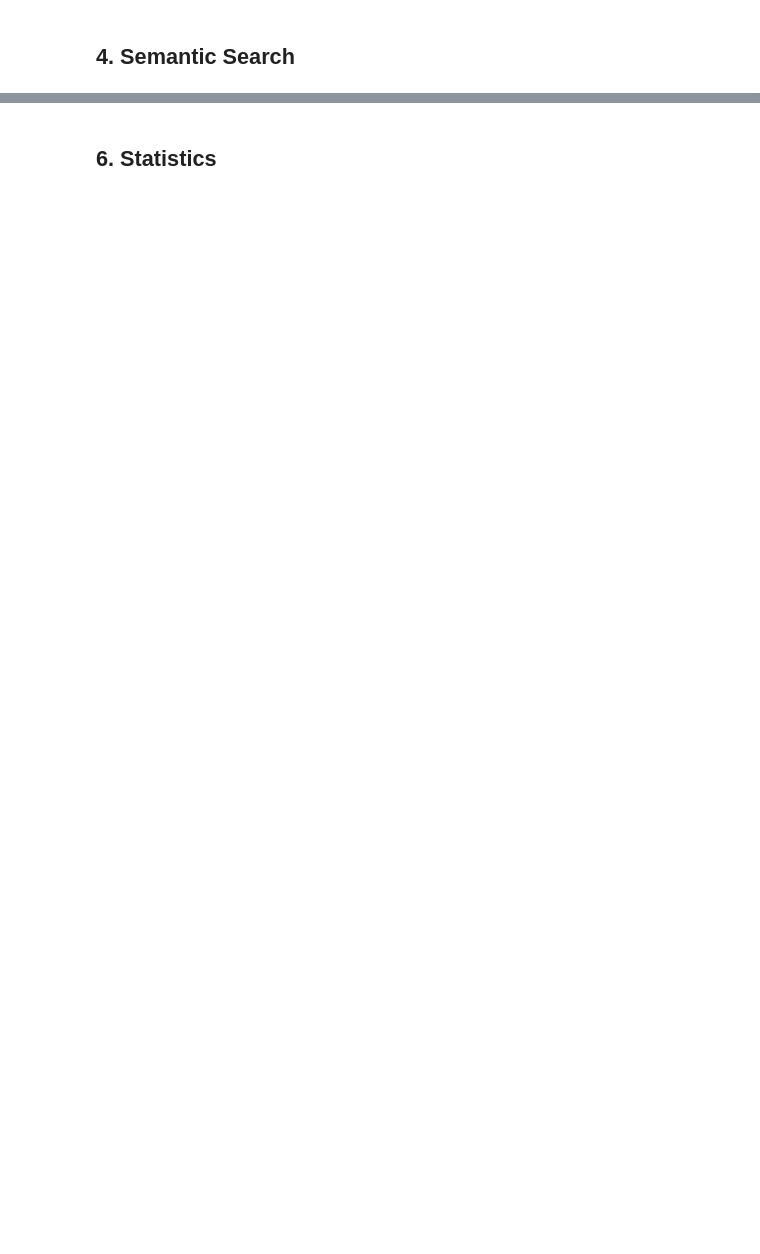
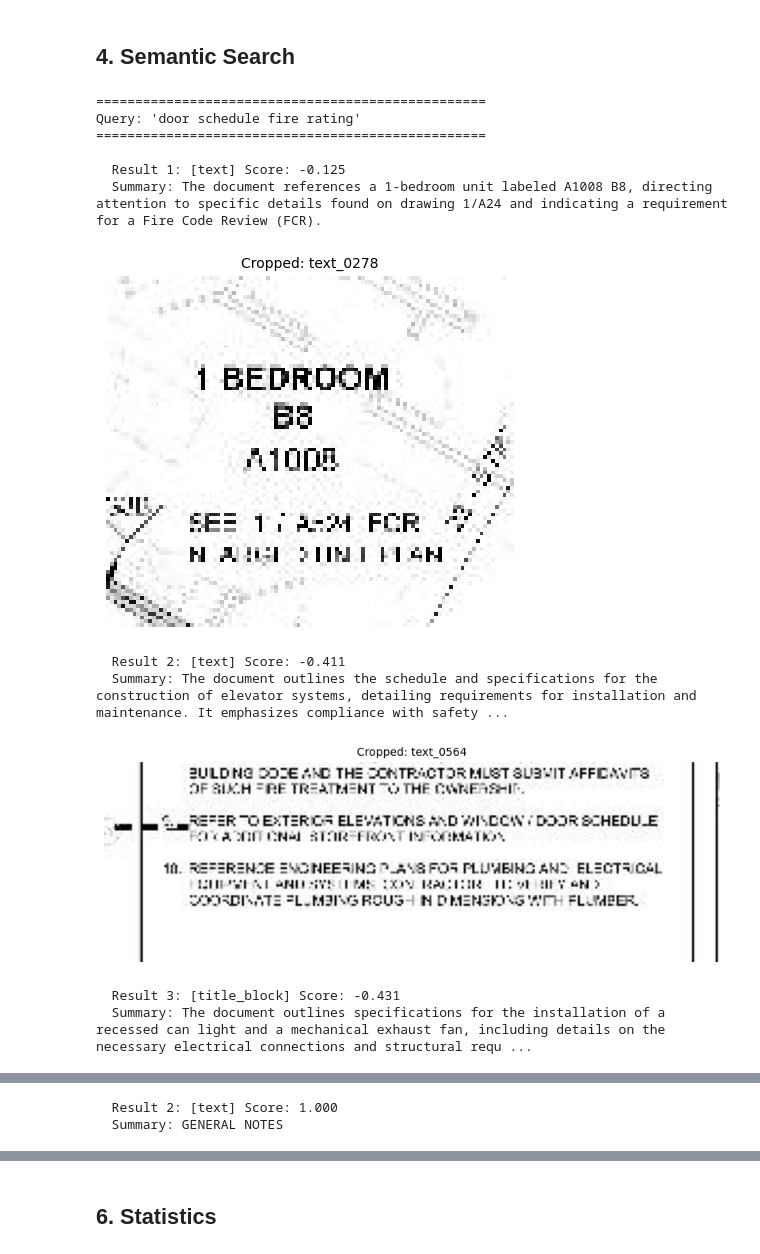
Before and after one commit to noelalexjoseph/CD-SemanticChunker, a Jupyter notebook: examples/02_full_pipeline.ipynb, the cells around one changed output, grey strips where cells are left out. Saved outputs shown, nothing was run; the diff lists cells and outputs as text; code cells hidden in the pictures; blank space fills up the shorter version.

```diff
--- a/examples/02_full_pipeline.ipynb
+++ b/examples/02_full_pipeline.ipynb
@@ -95,0 +216,78 @@ for query in queries:
+# %%
+# Search for specific content - show CROPPED chunks instead of full pages
+from construction_rag.visualization import crop_chunk_region
+from construction_rag.models import Chunk, BoundingBox
+
+queries = [
+    "door schedule fire rating",
+    "general notes",
+    "project information",
+    "floor plan layout"
+]
+
+for query in queries:
+    print(f"\n{'='*50}")
+    print(f"Query: '{query}'")
+    print(f"{'='*50}")
+
+    search_results = pipeline.query(query, n_results=3)
+
+    if not search_results:
+        print("  No results found.")
+        continue
+
+    # Show each result as a cropped chunk
+    for i, r in enumerate(search_results, 1):
+        source_image = r.metadata.get('source_image', '')
+        print(f"\n  Result {i}: [{r.metadata['chunk_type']}] Score: {r.relevance_score:.3f}")
+
+        if r.metadata.get('summary'):
+            print(f"  Summary: {r.metadata['summary']}")
+        else:
+            print(f"  Content: {r.content[:150]}...")
+
+        # Show cropped region of this chunk
+        if source_image:
+            image_path = f"sample_images/{os.path.basename(source_image)}"
+
+            # Create a Chunk object for visualization
+            chunk = Chunk(
+                chunk_id=r.chunk_id,
+                chunk_type=r.metadata.get('chunk_type', 'text'),
+                content=r.content,
+                bbox=BoundingBox(
+                    r.metadata.get('bbox_x1', 0),
+                    r.metadata.get('bbox_y1', 0),
+                    r.metadata.get('bbox_x2', 1),
+                    r.metadata.get('bbox_y2', 1)
+                ),
+                confidence=r.metadata.get('confidence', 0.9),
+                metadata={'source_image': source_image},
+                summary=r.metadata.get('summary')
+            )
+
+            # Crop and display the region
+            try:
+                cropped = crop_chunk_region(image_path, chunk, max_size=600, padding=20)
+                fig, ax = plt.subplots(1, 1, figsize=(8, 4))
+                ax.imshow(cropped)
+                ax.set_title(f"Cropped: {r.chunk_id}", fontsize=10)
+                ax.axis('off')
+                plt.tight_layout()
+                plt.show()
+                plt.close(fig)
+            except Exception as e:
+                print(f"  (Could not display cropped region: {e})")
+# %% [output]
+==================================================
+Query: 'door schedule fire rating'
+==================================================
+
+  Result 1: [text] Score: -0.125
+  Summary: The document references a 1-bedroom unit labeled A1008 B8, directing attention to specific details found on drawing 1/A24 and indicating a requirement for a Fire Code Review (FCR).
+[figure, added]
+  Result 2: [text] Score: -0.411
+  Summary: The document outlines the schedule and specifications for the construction of elevator systems, detailing requirements for installation and maintenance. It emphasizes compliance with safety ...
+[figure, added]
+  Result 3: [title_block] Score: -0.431
+  Summary: The document outlines specifications for the installation of a recessed can light and a mechanical exhaust fan, including details on the necessary electrical connections and structural requ ...
@@ -95,0 +302,2 @@ for query in queries:
+  Result 2: [text] Score: 1.000
+  Summary: GENERAL NOTES
```
Also changed, not shown: parts of 14 cells of this notebook, 52 other files.
